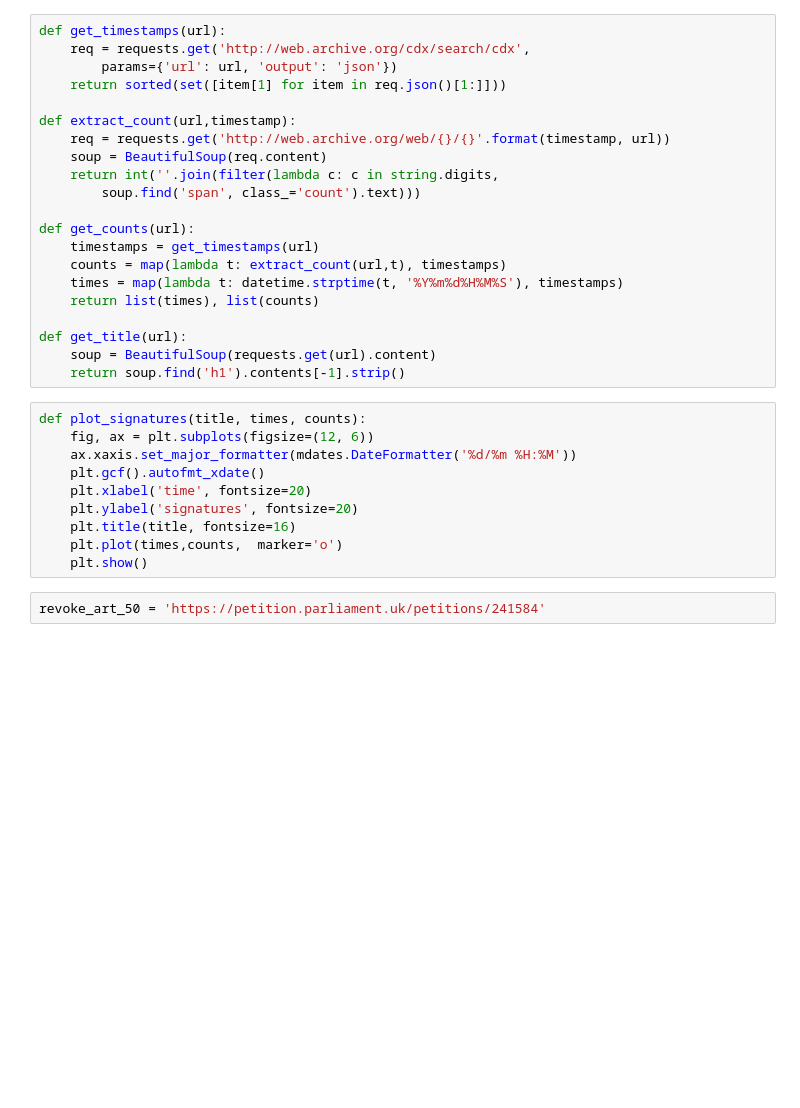
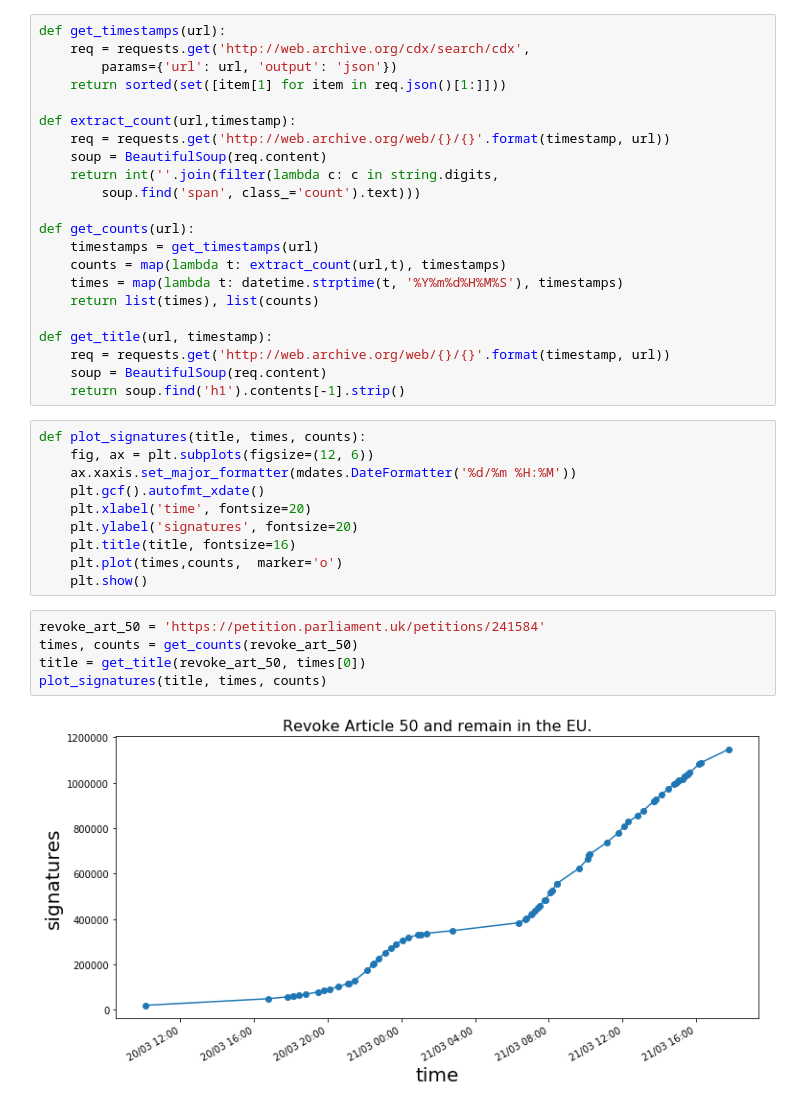
Before and after one commit to augeas/UK-parliament-petition-scraper, a Jupyter notebook: revoke_article_50.ipynb, the cells around one changed output. Saved outputs shown, nothing was run; the diff lists cells and outputs as text; blank space fills up the shorter version.

Commit message:
modified:   README.md 	modified:   revoke_art_50.png 	modified:   revoke_article_50.ipynb

```diff
--- a/revoke_article_50.ipynb
+++ b/revoke_article_50.ipynb
@@ -31,8 +35,9 @@ def get_counts(url):
     times = map(lambda t: datetime.strptime(t, '%Y%m%d%H%M%S'), timestamps)
     return list(times), list(counts)
 
-def get_title(url):
-    soup = BeautifulSoup(requests.get(url).content)
+def get_title(url, timestamp):
+    req = requests.get('http://web.archive.org/web/{}/{}'.format(timestamp, url))
+    soup = BeautifulSoup(req.content)
     return soup.find('h1').contents[-1].strip()
 # %%
 def plot_signatures(title, times, counts):
@@ -46,3 +51,8 @@ def plot_signatures(title, times, counts):
     plt.show()
 # %%
 revoke_art_50 = 'https://petition.parliament.uk/petitions/241584'
+times, counts = get_counts(revoke_art_50)
+title = get_title(revoke_art_50, times[0])
+plot_signatures(title, times, counts)
+# %% [output]
+[figure, added]
```
Also changed, not shown: parts of 11 cells of this notebook, 2 other files.
